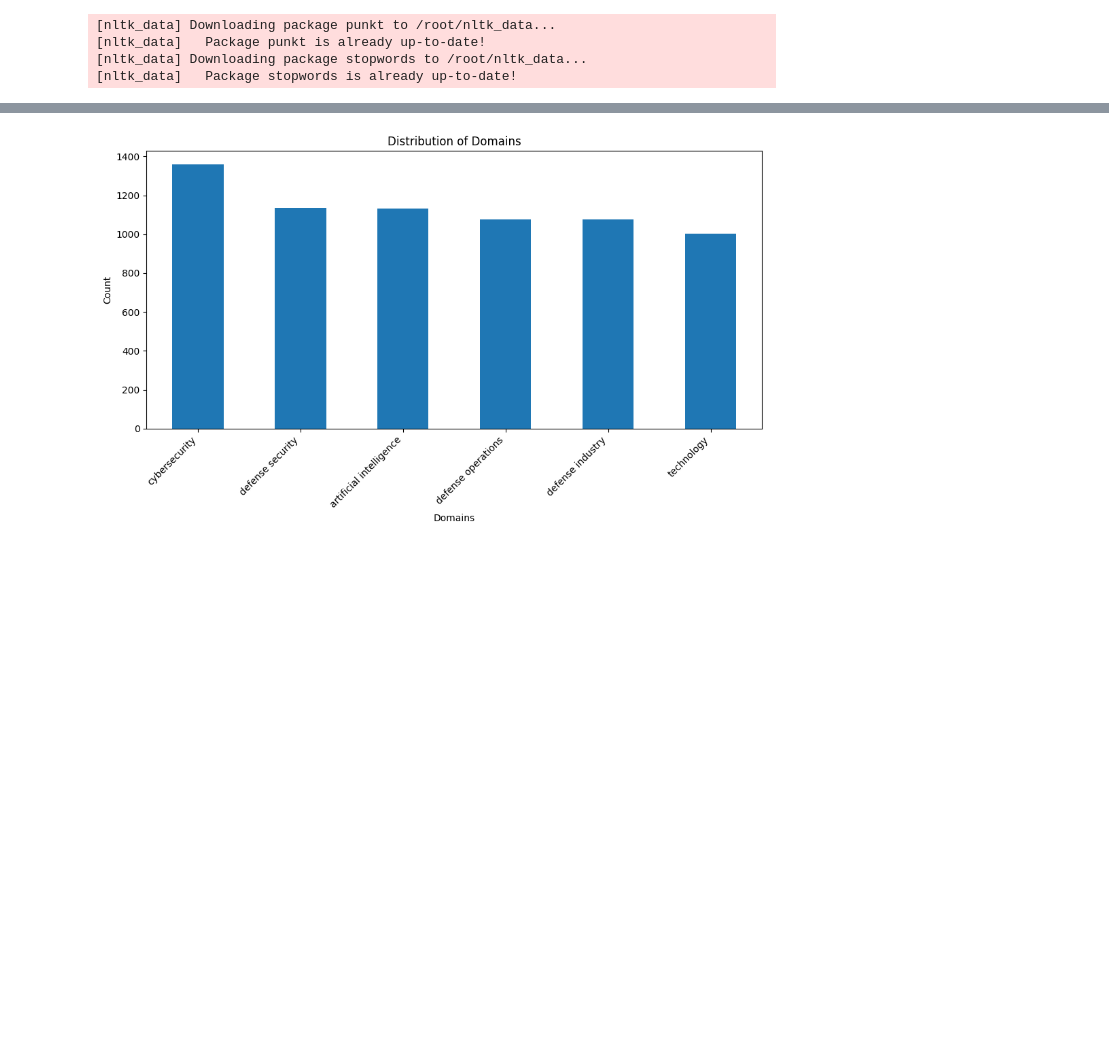
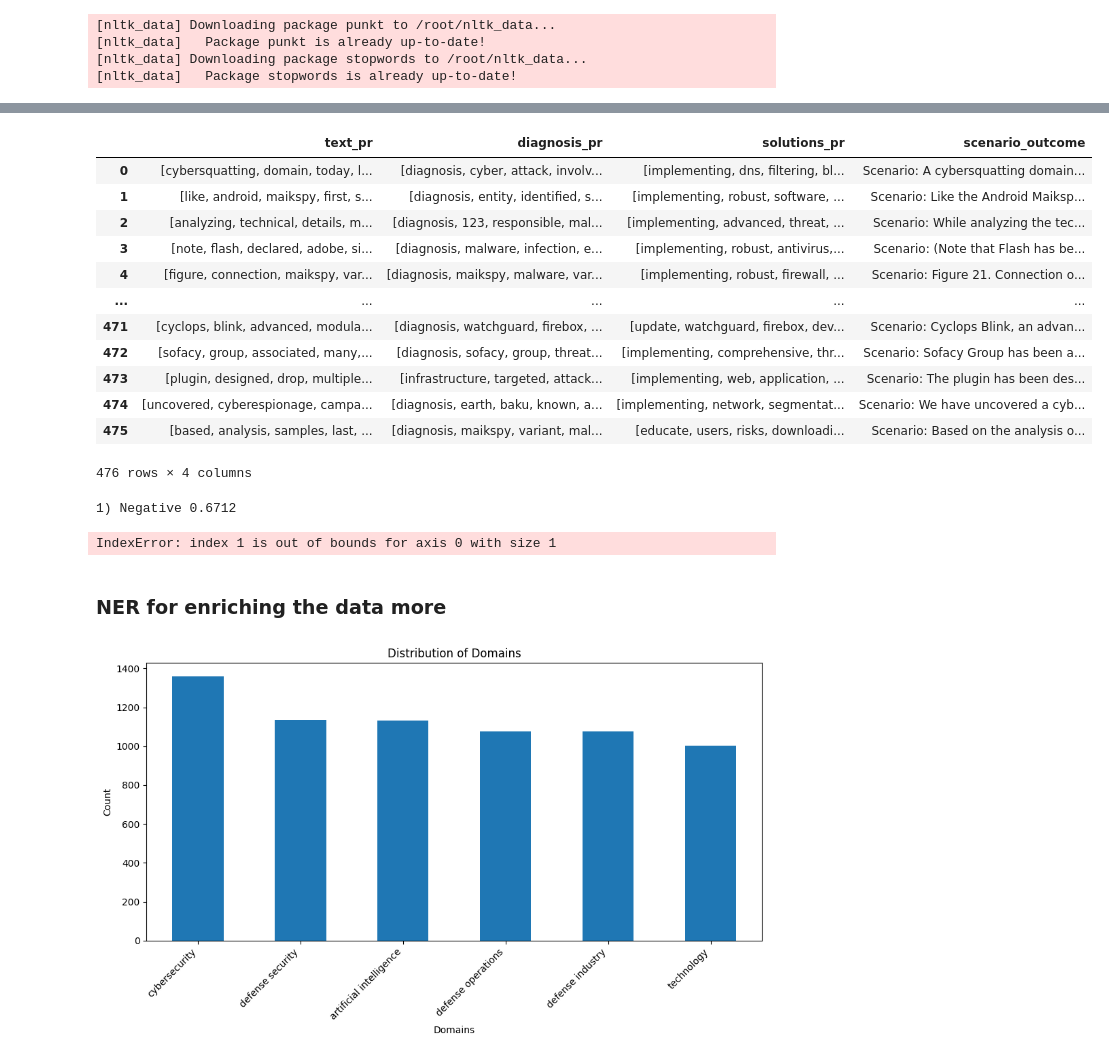
Before and after one commit to orionhunts-ai/new_models_datasets, a Jupyter notebook: morpheus_cyber_gpt4o_mini_models.ipynb, the cells around one changed output, grey strips where cells are left out. Saved outputs shown, nothing was run; the diff lists cells and outputs as text; code cells hidden in the pictures; blank space fills up the shorter version.

Commit message:
Added sentiment analysis and currently organizing the data for NER extraction for further enrichment for cyber applications. Still haven't got to the fine-tuning!

```diff
--- a/morpheus_cyber_gpt4o_mini_models.ipynb
+++ b/morpheus_cyber_gpt4o_mini_models.ipynb
@@ -165,14 +170,12 @@ from gensim.models import Word2Vec
 import random
 
 def preprocess_text(text):
-  row_count=0
   # Stop words remove Tokenize the text
   stop_words = set(stopwords.words('english'))
   tokens = word_tokenize(text.lower())
   filtered_sentence = [w for w in tokens if not w.lower() in stop_words and w.isalnum()]
   filterered_sentence=" ".join(filtered_sentence)
 
-  row_count += 1
 
 
   return filtered_sentence
@@ -208,10 +212,11 @@ df_scenario_outcome = df_domains.copy()
 try:
     # Apply preprocessing function with progress bar
     tqdm.pandas()
-    df_scenario_outcome["scenario_outcome"] = df_scenario_outcome["scenario_outcome"].progress_apply(preprocess_text)
-    # Concatenate scenario and outcome
-    df_scenario_outcome["scenario_outcome"] = df_domains.progress_apply(
-    lambda row: 'Scenario: ' + str(row["text"]) + ' Outcome: ' + str(row["diagnosis"]), axis=1)
+    df_scenario_outcome["text_pr"] = tqdm_notebook(df_scenario_outcome["text"].progress_apply(preprocess_text))
+    df_scenario_outcome["diagnosis_pr"] = tqdm_notebook(df_scenario_outcome["diagnosis"].progress_apply(lambda x: preprocess_text(x) if x is not None else ''))
+    df_scenario_outcome["solutions_pr "] = tqdm_notebook(df_scenario_outcome["solutions"].progress_apply(preprocess_text))
+
+
 
 except Exception as e:
     print(f'Error: {e}', file=sys.stderr)
@@ -314,0 +232,7 @@ NameError: name 'df_tokenized' is not defined
+# %%
+df_scenario_outcome["scenario_outcome"] = df_scenario_outcome.progress_apply(
+    lambda row: 'Scenario: ' + str(row["text"]) + ' Outcome: ' + str(row["diagnosis"]), axis=1)
+# %%
+df_scenario_outcome.columns
+df_scenario_outcome.isnull().drop(index=1, inplace=True)
+df_scenario_outcome.isnull().sum()
@@ -314,0 +312,50 @@ NameError: name 'df_tokenized' is not defined
+# %%
+df_sentiment = df_scenario_outcome.copy()
+df_sentiment.drop(["text", "diagnosis", "solutions"], axis=1)
+# %% [output]
+|  | text_pr | diagnosis_pr | solutions_pr | scenario_outcome |
+| 0 | [cybersquatting, domain, today, l... | [diagnosis, cyber, attack, involv... | [implementing, dns, filtering, bl... | Scenario: A cybersquatting domain... |
+| 1 | [like, android, maikspy, first, s... | [diagnosis, entity, identified, s... | [implementing, robust, software, ... | Scenario: Like the Android Maiksp... |
+| 2 | [analyzing, technical, details, m... | [diagnosis, 123, responsible, mal... | [implementing, advanced, threat, ... | Scenario: While analyzing the tec... |
+| 3 | [note, flash, declared, adobe, si... | [diagnosis, malware, infection, e... | [implementing, robust, antivirus,... | Scenario: (Note that Flash has be... |
+| 4 | [figure, connection, maikspy, var... | [diagnosis, maikspy, malware, var... | [implementing, robust, firewall, ... | Scenario: Figure 21. Connection o... |
+| ... | ... | ... | ... | ... |
+| 471 | [cyclops, blink, advanced, modula... | [diagnosis, watchguard, firebox, ... | [update, watchguard, firebox, dev... | Scenario: Cyclops Blink, an advan... |
+| 472 | [sofacy, group, associated, many,... | [diagnosis, sofacy, group, threat... | [implementing, comprehensive, thr... | Scenario: Sofacy Group has been a... |
+| 473 | [plugin, designed, drop, multiple... | [infrastructure, targeted, attack... | [implementing, web, application, ... | Scenario: The plugin has been des... |
+| 474 | [uncovered, cyberespionage, campa... | [diagnosis, earth, baku, known, a... | [implementing, network, segmentat... | Scenario: We have uncovered a cyb... |
+| 475 | [based, analysis, samples, last, ... | [diagnosis, maikspy, variant, mal... | [educate, users, risks, downloadi... | Scenario: Based on the analysis o... |
+476 rows × 4 columns
+# %%
+# Function to predict sentiment
+device = "cuda:0" if torch.cuda.is_available() else "cpu"
+
+def predict_sentiment(text=df_sentiment["scenario_outcome"], MODEL=MODEL, classifier=classifier):
+  if text is not None:
+      labels = ["Negative", "Neutral", "Positive"]
+      from scipy.special import softmax
+      encoded_input = tokenizer(text, return_tensors='pt')
+      output = model(**encoded_input)
+      # Extract the sentiment scores
+      scores = output[0][0].detach().numpy()
+      scores = softmax(scores)
+      # Truncate the text to the maximum length the model can handle
+      result = classifier(text[:])
+      ranking = np.argsort(result)
+      ranking = ranking[::-1]
+      for i in range(scores.shape[0]):
+        l = labels[ranking[i]]
+        s = scores[ranking[i]]
+        print(f"{i+1}) {l} {np.round(float(s), 4)}")
+      return sentiment, label
+
+## Apply to copied DF
+sentiment = df_sentiment['scenario_outcome'].progress_apply(predict_sentiment)
+#score = df_sentiment["scenario_outcome"].progress_apply(predict_sentiment)
+#df_sentiment['sentiment'] = sentiment[0]
+#df_sentiment['score'] = sentiment[1]
+# %% [output]
+1) Negative 0.6712
+IndexError: index 1 is out of bounds for axis 0 with size 1
+# %% [markdown]
+### NER for enriching the data more ###
```
Also changed, not shown: parts of 16 cells of this notebook.
